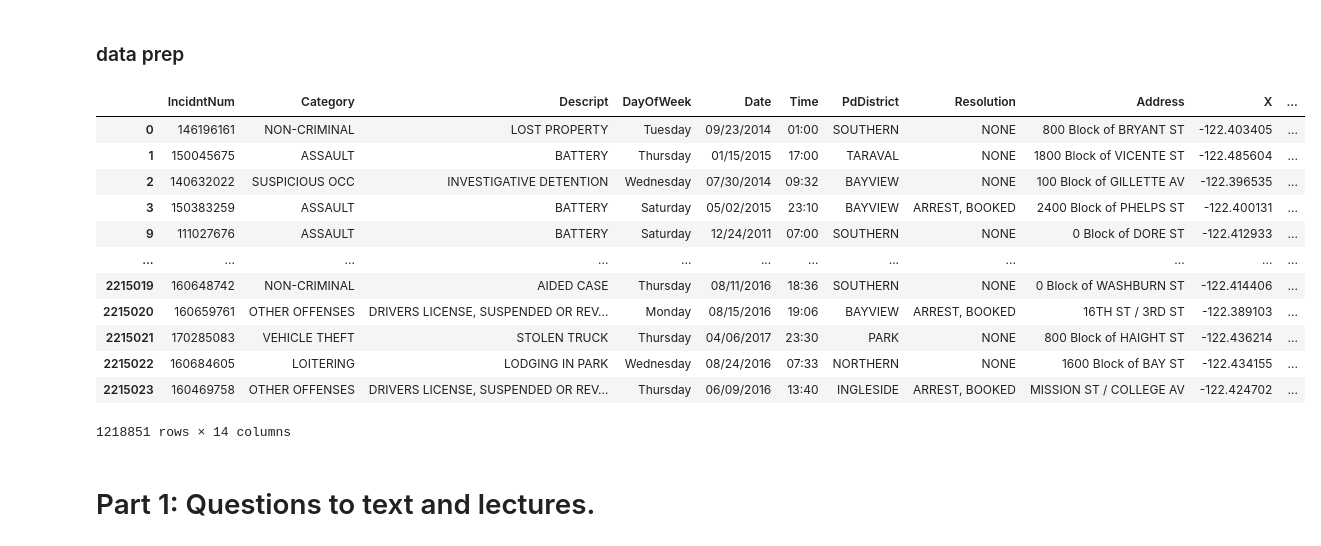
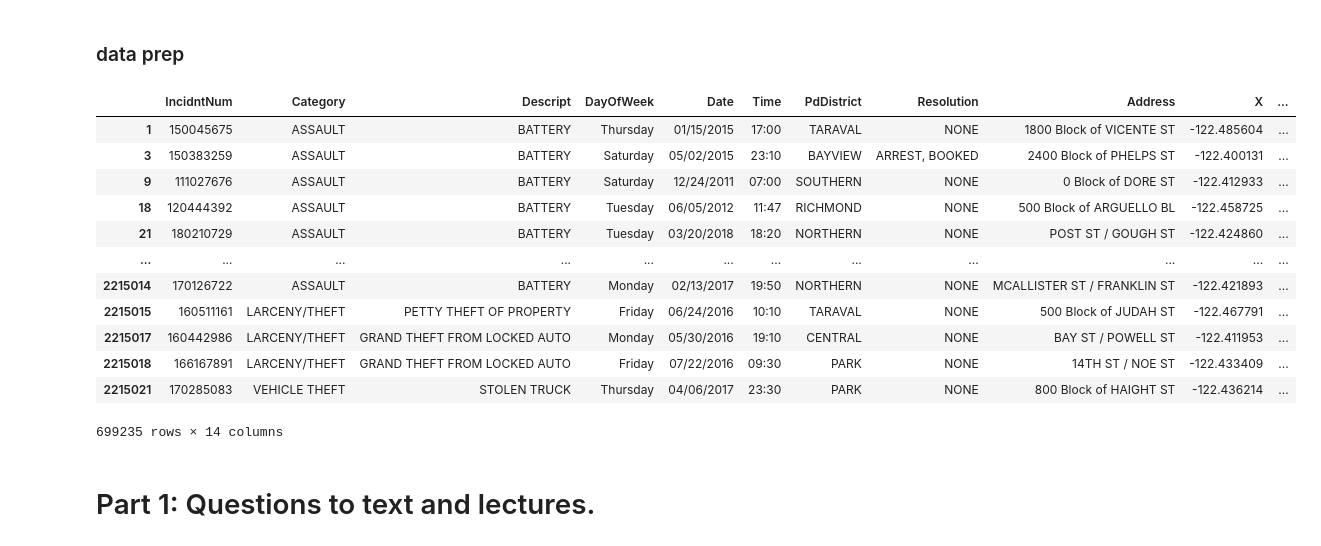
Before and after one commit to LongQin1/02806SocialDataVisualization, a Jupyter notebook: Assignment 2.ipynb, the cells around one changed output. Drawn from its saved outputs; the diff is of its cells as text; code cells hidden in the pictures.

```diff
--- a/Assignment 2.ipynb
+++ b/Assignment 2.ipynb
@@ -13,23 +13,25 @@ crime_data=pd.read_csv("Police_Department_Incident_Reports__Historical_2003_to_M
 # %%
 # for part 3.All part uses data for the period 2010-2018 (remember to filter your data)
 
 crime_data['Date1'] = pd.to_datetime(crime_data['Date'])
-crime_data1= crime_data[(crime_data.Date1.dt.year >= 2010) & (crime_data.Date1.dt.year <= 2018)]
+crime_data2= crime_data[(crime_data.Date1.dt.year >= 2010) & (crime_data.Date1.dt.year <= 2018)]
+crime_data1= crime_data2[(crime_data2.Category.isin(['WEAPON LAWS', 'PROSTITUTION', 'DRIVING UNDER THE INFLUENCE', 'ROBBERY', 'BURGLARY', 'ASSAULT', 'DRUNKENNESS', 'DRUG/NARCOTIC', 'TRESPASS', 'LARCENY/THEFT', 'VANDALISM', 'VEHICLE THEFT', 'STOLEN PROPERTY', 'DISORDERLY CONDUCT']))]
+
 crime_data1
 # %% [output]
 |  | IncidntNum | Category | Descript | DayOfWeek | Date | Time | PdDistrict | Resolution | Address | X | ... |
-| 0 | 146196161 | NON-CRIMINAL | LOST PROPERTY | Tuesday | 09/23/2014 | 01:00 | SOUTHERN | NONE | 800 Block of BRYANT ST | -122.403405 | ... |
 | 1 | 150045675 | ASSAULT | BATTERY | Thursday | 01/15/2015 | 17:00 | TARAVAL | NONE | 1800 Block of VICENTE ST | -122.485604 | ... |
-| 2 | 140632022 | SUSPICIOUS OCC | INVESTIGATIVE DETENTION | Wednesday | 07/30/2014 | 09:32 | BAYVIEW | NONE | 100 Block of GILLETTE AV | -122.396535 | ... |
 | 3 | 150383259 | ASSAULT | BATTERY | Saturday | 05/02/2015 | 23:10 | BAYVIEW | ARREST, BOOKED | 2400 Block of PHELPS ST | -122.400131 | ... |
 | 9 | 111027676 | ASSAULT | BATTERY | Saturday | 12/24/2011 | 07:00 | SOUTHERN | NONE | 0 Block of DORE ST | -122.412933 | ... |
+| 18 | 120444392 | ASSAULT | BATTERY | Tuesday | 06/05/2012 | 11:47 | RICHMOND | NONE | 500 Block of ARGUELLO BL | -122.458725 | ... |
+| 21 | 180210729 | ASSAULT | BATTERY | Tuesday | 03/20/2018 | 18:20 | NORTHERN | NONE | POST ST / GOUGH ST | -122.424860 | ... |
 | ... | ... | ... | ... | ... | ... | ... | ... | ... | ... | ... | ... |
-| 2215019 | 160648742 | NON-CRIMINAL | AIDED CASE | Thursday | 08/11/2016 | 18:36 | SOUTHERN | NONE | 0 Block of WASHBURN ST | -122.414406 | ... |
-| 2215020 | 160659761 | OTHER OFFENSES | DRIVERS LICENSE, SUSPENDED OR REV... | Monday | 08/15/2016 | 19:06 | BAYVIEW | ARREST, BOOKED | 16TH ST / 3RD ST | -122.389103 | ... |
+| 2215014 | 170126722 | ASSAULT | BATTERY | Monday | 02/13/2017 | 19:50 | NORTHERN | NONE | MCALLISTER ST / FRANKLIN ST | -122.421893 | ... |
+| 2215015 | 160511161 | LARCENY/THEFT | PETTY THEFT OF PROPERTY | Friday | 06/24/2016 | 10:10 | TARAVAL | NONE | 500 Block of JUDAH ST | -122.467791 | ... |
+| 2215017 | 160442986 | LARCENY/THEFT | GRAND THEFT FROM LOCKED AUTO | Monday | 05/30/2016 | 19:10 | CENTRAL | NONE | BAY ST / POWELL ST | -122.411953 | ... |
+| 2215018 | 166167891 | LARCENY/THEFT | GRAND THEFT FROM LOCKED AUTO | Friday | 07/22/2016 | 09:30 | PARK | NONE | 14TH ST / NOE ST | -122.433409 | ... |
 | 2215021 | 170285083 | VEHICLE THEFT | STOLEN TRUCK | Thursday | 04/06/2017 | 23:30 | PARK | NONE | 800 Block of HAIGHT ST | -122.436214 | ... |
-| 2215022 | 160684605 | LOITERING | LODGING IN PARK | Wednesday | 08/24/2016 | 07:33 | NORTHERN | NONE | 1600 Block of BAY ST | -122.434155 | ... |
-| 2215023 | 160469758 | OTHER OFFENSES | DRIVERS LICENSE, SUSPENDED OR REV... | Thursday | 06/09/2016 | 13:40 | INGLESIDE | ARREST, BOOKED | MISSION ST / COLLEGE AV | -122.424702 | ... |
-1218851 rows × 14 columns
+699235 rows × 14 columns
 # %% [markdown]
 # Part 1: Questions to text and lectures.
 # %% [markdown]
```
Also changed, not shown: parts of 9 cells of this notebook.
